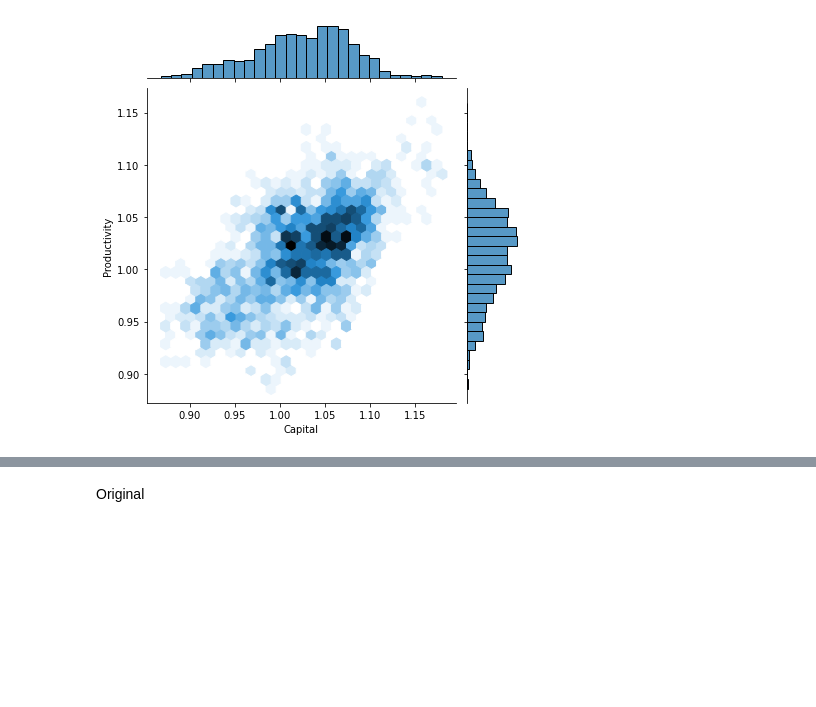
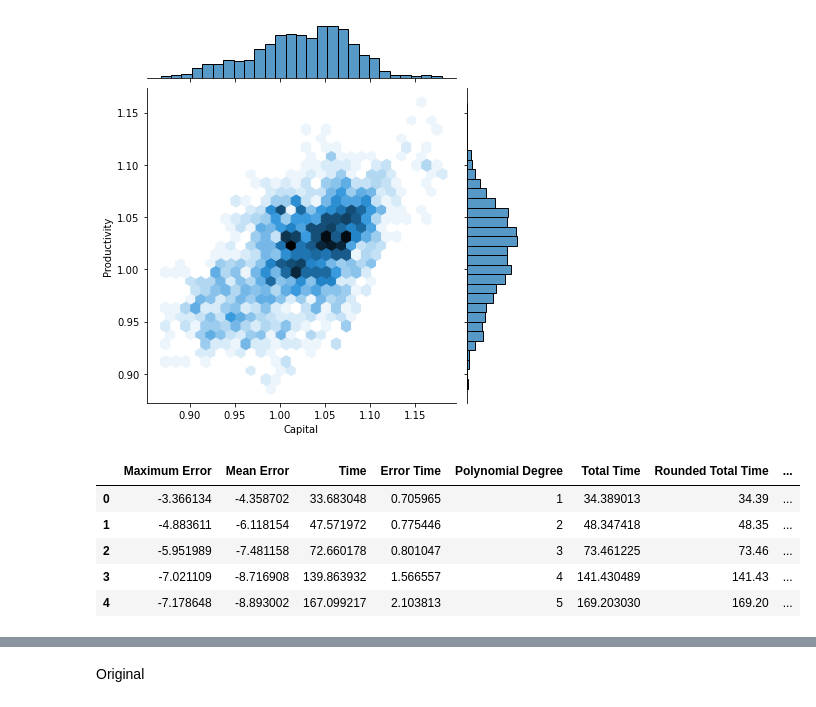
Before and after one commit to PoTseCheng/OSE, a Jupyter notebook: GSS/Gss python/OSE final report.ipynb, the cells around one changed output, grey strips where cells are left out. Drawn from its saved outputs; the diff is of its cells as text; code cells hidden in the pictures; blank space fills up the shorter version.

```diff
--- a/GSS/Gss python/OSE final report.ipynb
+++ b/GSS/Gss python/OSE final report.ipynb
@@ -20,0 +30,9 @@ Figure1()
+# %%
+showcase_result
+# %% [output]
+|  | Maximum Error | Mean Error | Time | Error Time | Polynomial Degree | Total Time | Rounded Total Time | ... |
+| 0 | -3.366134 | -4.358702 | 33.683048 | 0.705965 | 1 | 34.389013 | 34.39 | ... |
+| 1 | -4.883611 | -6.118154 | 47.571972 | 0.775446 | 2 | 48.347418 | 48.35 | ... |
+| 2 | -5.951989 | -7.481158 | 72.660178 | 0.801047 | 3 | 73.461225 | 73.46 | ... |
+| 3 | -7.021109 | -8.716908 | 139.863932 | 1.566557 | 4 | 141.430489 | 141.43 | ... |
+| 4 | -7.178648 | -8.893002 | 167.099217 | 2.103813 | 5 | 169.203030 | 169.20 | ... |
```
Also changed, not shown: parts of 20 cells of this notebook, 6 other files.
